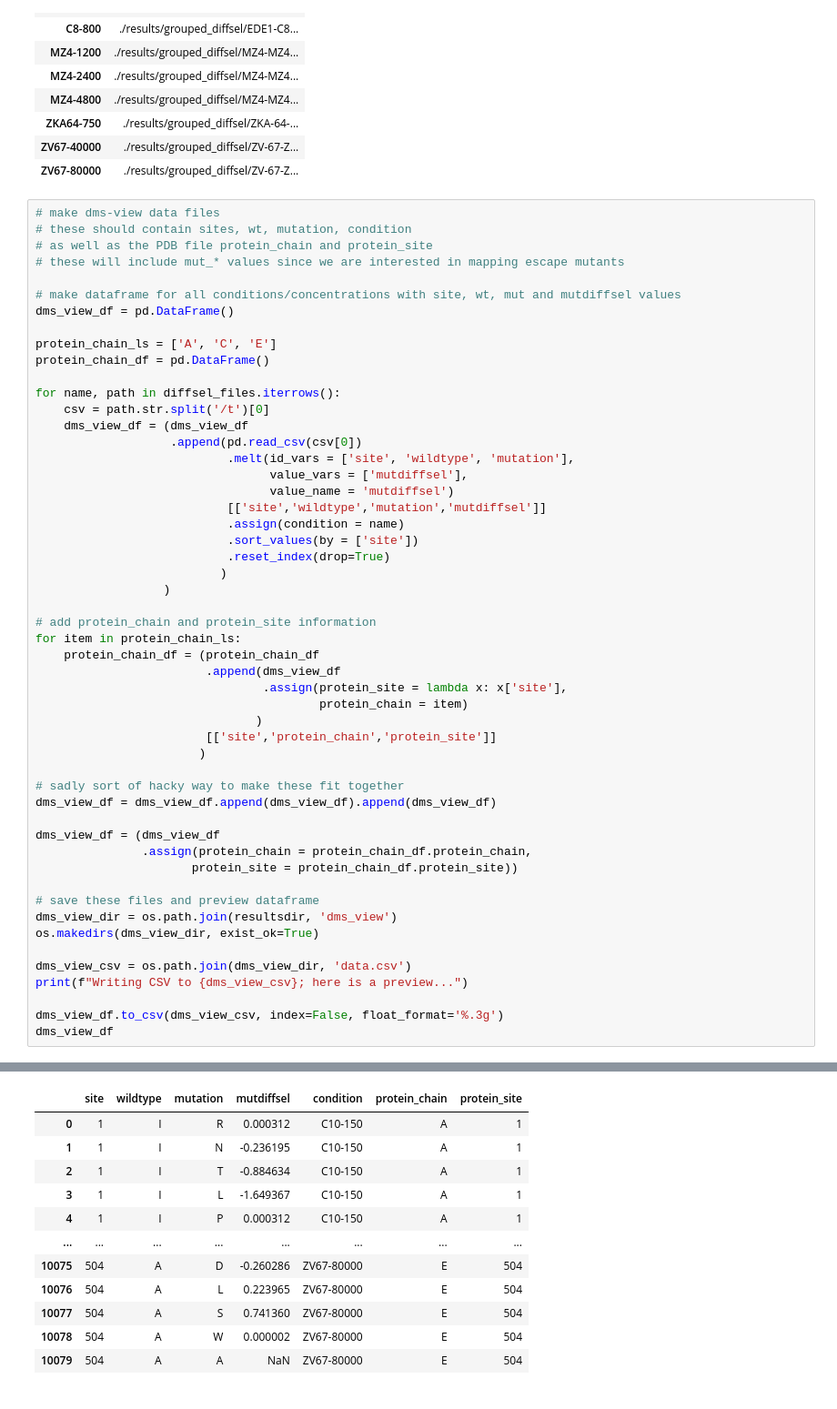
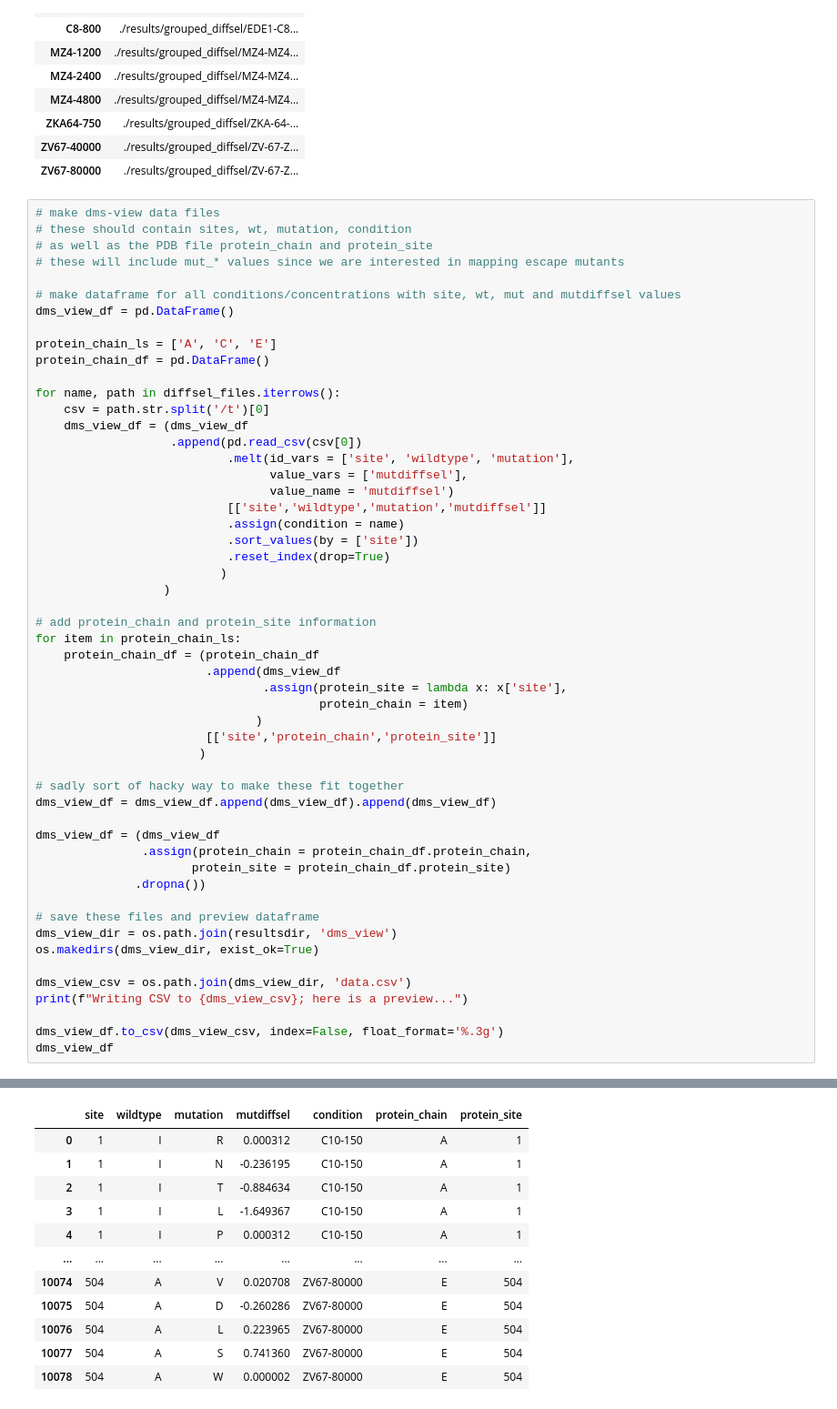
Before and after one commit to jbloomlab/ZIKV_MAP_GooLab, a Jupyter notebook: selections_analysis.ipynb, the cells around one changed output, grey strips where cells are left out. Shown at 91% size. Cells and saved outputs as stored; diff of their text form.

```diff
--- a/selections_analysis.ipynb
+++ b/selections_analysis.ipynb
@@ -426,36 +426,37 @@ for item in protein_chain_ls:
                                 .assign(protein_site = lambda x: x['site'],
                                         protein_chain = item)
                                )
                         [['site','protein_chain','protein_site']]
                        )
 
 # sadly sort of hacky way to make these fit together
 dms_view_df = dms_view_df.append(dms_view_df).append(dms_view_df)
 
 dms_view_df = (dms_view_df
                .assign(protein_chain = protein_chain_df.protein_chain,
-                      protein_site = protein_chain_df.protein_site))
+                      protein_site = protein_chain_df.protein_site)
+              .dropna())
 
 # save these files and preview dataframe
 dms_view_dir = os.path.join(resultsdir, 'dms_view')
 os.makedirs(dms_view_dir, exist_ok=True)
 
 dms_view_csv = os.path.join(dms_view_dir, 'data.csv')
 print(f"Writing CSV to {dms_view_csv}; here is a preview...")
 
 dms_view_df.to_csv(dms_view_csv, index=False, float_format='%.3g')
 dms_view_df
 # %% [output]
 Writing CSV to ./results/dms_view/data.csv; here is a preview...
 |  | site | wildtype | mutation | mutdiffsel | condition | protein_chain | protein_site |
 | 0 | 1 | I | R | 0.000312 | C10-150 | A | 1 |
 | 1 | 1 | I | N | -0.236195 | C10-150 | A | 1 |
 | 2 | 1 | I | T | -0.884634 | C10-150 | A | 1 |
 | 3 | 1 | I | L | -1.649367 | C10-150 | A | 1 |
 | 4 | 1 | I | P | 0.000312 | C10-150 | A | 1 |
 | ... | ... | ... | ... | ... | ... | ... | ... |
+| 10074 | 504 | A | V | 0.020708 | ZV67-80000 | E | 504 |
 | 10075 | 504 | A | D | -0.260286 | ZV67-80000 | E | 504 |
 | 10076 | 504 | A | L | 0.223965 | ZV67-80000 | E | 504 |
 | 10077 | 504 | A | S | 0.741360 | ZV67-80000 | E | 504 |
 | 10078 | 504 | A | W | 0.000002 | ZV67-80000 | E | 504 |
-| 10079 | 504 | A | A | NaN | ZV67-80000 | E | 504 |
```
Also changed, not shown: parts of 1 cell of this notebook, 1 other file.
